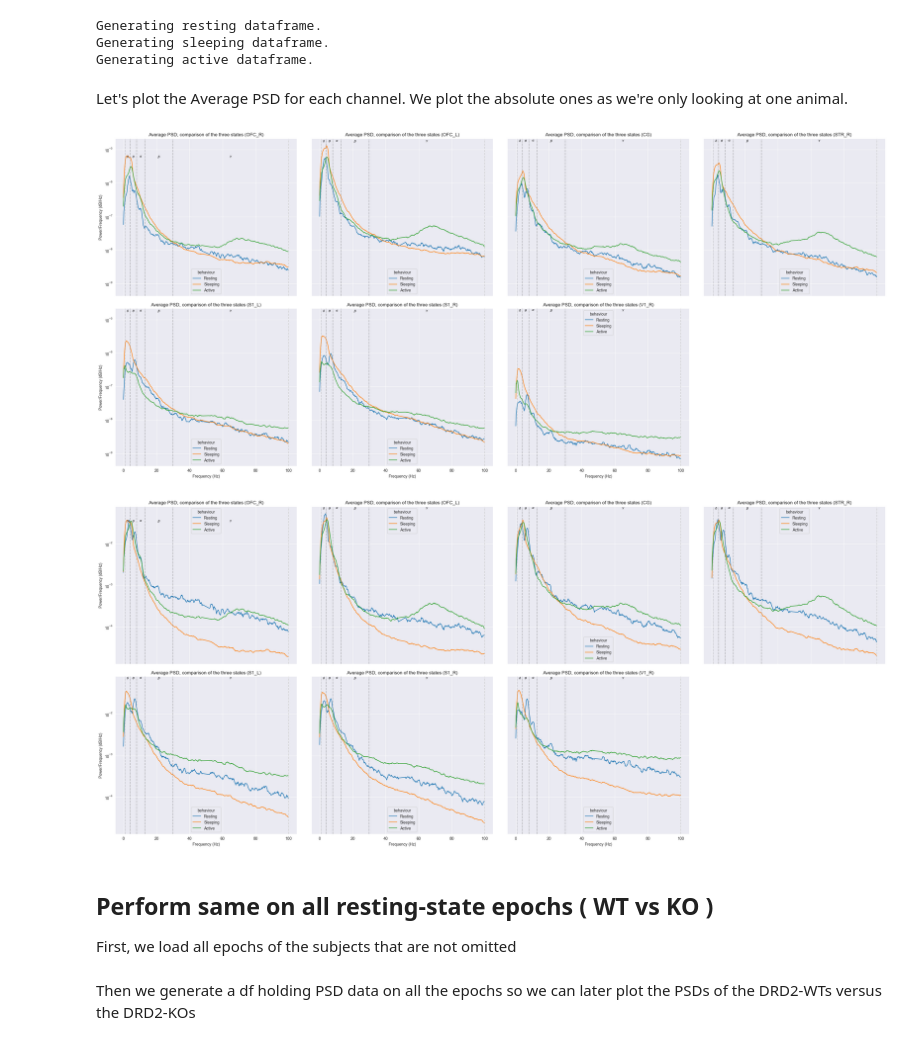
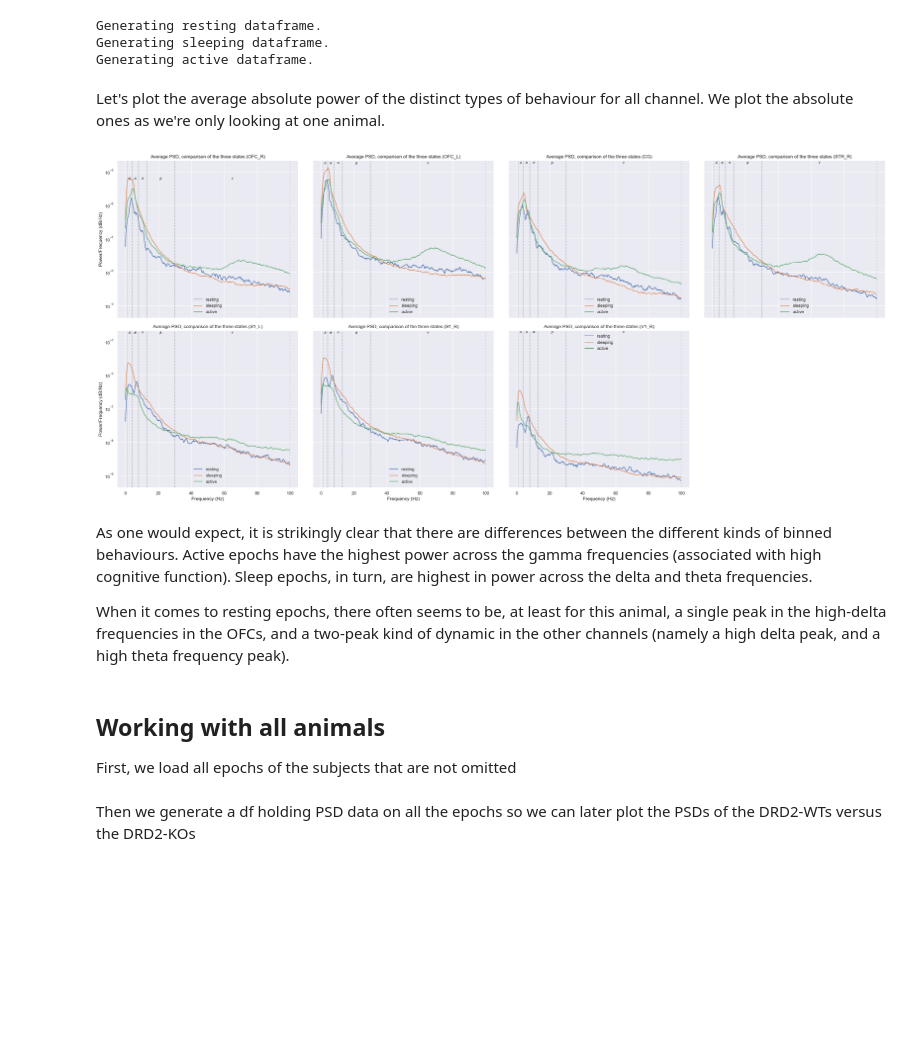
Before and after one commit to olledejong/rp2, a Jupyter notebook: resting_state/rest_epoch_analysis/rest_psd_analysis.ipynb, the cells around one changed output. Drawn from its saved outputs; the diff is of its cells as text; code cells hidden in the pictures; blank space fills up the shorter version.

Commit message:
Finalized rest epoch power analysis

```diff
--- a/resting_state/rest_epoch_analysis/rest_psd_analysis.ipynb
+++ b/resting_state/rest_epoch_analysis/rest_psd_analysis.ipynb
@@ -12,0 +15,2 @@ from resting_state.settings import *
+# %%
+sns.set_theme()
@@ -54,12 +67,11 @@ wanted_chans
 # %% [output]
 ['OFC_R', 'OFC_L', 'CG', 'STR_R', 'S1_L', 'S1_R', 'V1_R']
 # %%
-behavioral_dfs = {}
+df = pd.DataFrame()
+
 for behaviour, epochs in {'resting': resting_epochs, 'sleeping': sleep_epochs, 'active': active_epochs}.items():
     print(f"Generating {behaviour} dataframe.")
     # loop through channels, as we want data per channel
-
-    df = pd.DataFrame()
 
     for channel in wanted_chans:
         for subject_id in epochs.metadata["animal_id"].unique():
@@ -91,14 +103,13 @@ for behaviour, epochs in {'resting': resting_epochs, 'sleeping': sleep_epochs, '
             # save the average of this subject, so we can later plot the mean of the subject averages
             df = pd.concat([df, pd.DataFrame({
                 "freq": freqs,
-                "psd (means)": mean_psd_sub,
+                "psd": mean_psd_sub,
                 "psd (norm)": mean_psd_sub_norm,
                 "subject_id": subject_id,
                 "genotype": genotype,
                 "channel": channel,
+                "behaviour": behaviour
             })])
-
-    behavioral_dfs[behaviour] = df
 # %% [output]
 Generating resting dataframe.
 Generating sleeping dataframe.
@@ -111,35 +117,38 @@ total_df = pd.concat([behavioral_dfs["resting"], behavioral_dfs["sleeping"], beh
 # %% [markdown]
-Let's plot the Average PSD for each channel. We plot the absolute ones as we're only looking at one animal.
+Let's plot the average absolute power of the distinct types of behaviour for all channel. We plot the absolute ones as we're only looking at one animal.
 # %%
-for y_axis in ['psd (means)', 'psd (norm)']:
-    fig, axs = plt.subplots(2, 4, figsize=(35, 15), sharex=True, sharey=True)
-    axs = axs.ravel()
+fig, axs = plt.subplots(2, 4, figsize=(35, 15), sharex=True, sharey=True)
+axs = axs.ravel()
 
-    for i, channel in enumerate(wanted_chans):
+for i, channel in enumerate(wanted_chans):
 
-        channel_data = total_df[total_df.channel == channel]
-        channel_data = channel_data[(channel_data.freq > 52) | (channel_data.freq < 48)]  # remove the 50Hz peak
+    channel_data = df[df.channel == channel]
+    channel_data = channel_data[(channel_data.freq > 52) | (channel_data.freq < 48)]  # remove the 50Hz peak
 
-        sns.lineplot(data=channel_data, x='freq', y=y_axis, hue="behaviour", legend=True, ax=axs[i], errorbar='se')
+    sns.lineplot(data=channel_data, x='freq', y='psd', hue="behaviour", legend=True, ax=axs[i], errorbar='se')
 
-        for band, (start, end) in freq_bands_eeg.items():
-            axs[i].axvline(x=start, color='gray', linestyle='--', alpha=0.3)
-            axs[i].axvline(x=end, color='gray', linestyle='--', alpha=0.3)
-            axs[i].text((start + end) / 2, axs[i].get_ylim()[1] * 1.01, band, horizontalalignment='center', verticalalignment='top', fontsize=8, color='black')
+    for band, (start, end) in freq_bands_eeg.items():
+        axs[i].axvline(x=start, color='gray', linestyle='--', alpha=0.3)
+        axs[i].axvline(x=end, color='gray', linestyle='--', alpha=0.3)
+        axs[i].text((start + end) / 2, axs[i].get_ylim()[1] * 1.01, band, horizontalalignment='center', verticalalignment='top', fontsize=8, color='black')
 
-        axs[i].set_yscale('log')
-        axs[i].set_xlabel('Frequency (Hz)')
-        axs[i].set_ylabel('Power/Frequency (dB/Hz)')
-        axs[i].set_title(f'Average PSD, comparison of the three states ({channel})')
+    axs[i].set_yscale('log')
+    axs[i].set_xlabel('Frequency (Hz)')
+    axs[i].set_ylabel('Power/Frequency (dB/Hz)')
+    axs[i].set_title(f'Average PSD, comparison of the three states ({channel})')
+    axs[i].legend(frameon=False)
 
-    plt.subplots_adjust(wspace=0.08, hspace=0.08)
-    axs[-1].remove()
-    plt.show()
+plt.subplots_adjust(wspace=0.08, hspace=0.08)
+axs[-1].remove()
+plt.show()
 # %% [output]
-[figure, old version]
+[figure, new version]
-[figure, removed]
+# %% [markdown]
+As one would expect, it is strikingly clear that there are differences between the different kinds of binned behaviours. Active epochs have the highest power across the gamma frequencies (associated with high cognitive function). Sleep epochs, in turn, are highest in power across the delta and theta frequencies.
+
+When it comes to resting epochs, there often seems to be, at least for this animal, a single peak in the high-delta frequencies in the OFCs, and a two-peak kind of dynamic in the other channels (namely a high delta peak, and a high theta frequency peak).
 # %% [markdown]
-## Perform same on all resting-state epochs ( WT vs KO )
+## Working with all animals
 
 First, we load all epochs of the subjects that are not omitted
 # %%
```
Also changed, not shown: parts of 27 cells of this notebook, 1 other file.
